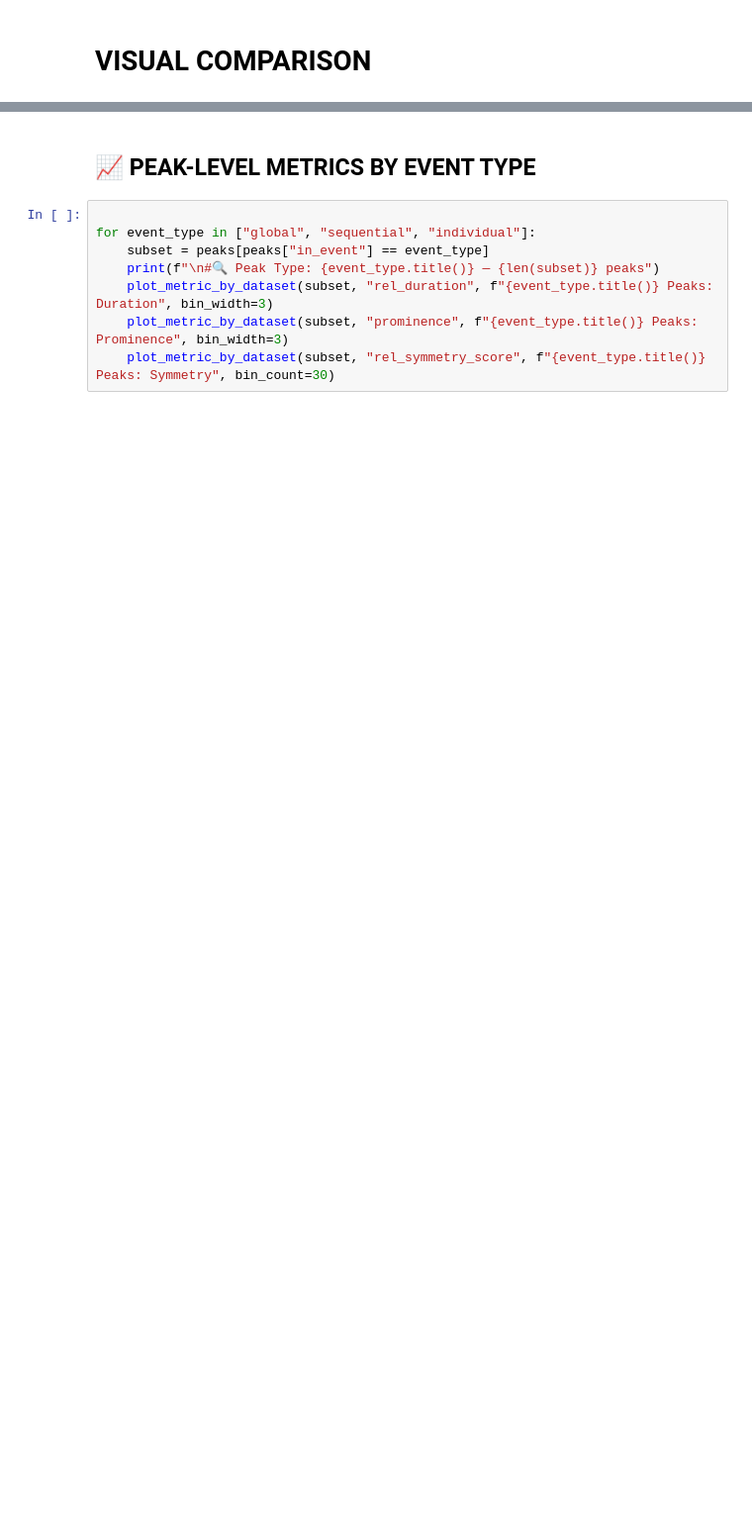
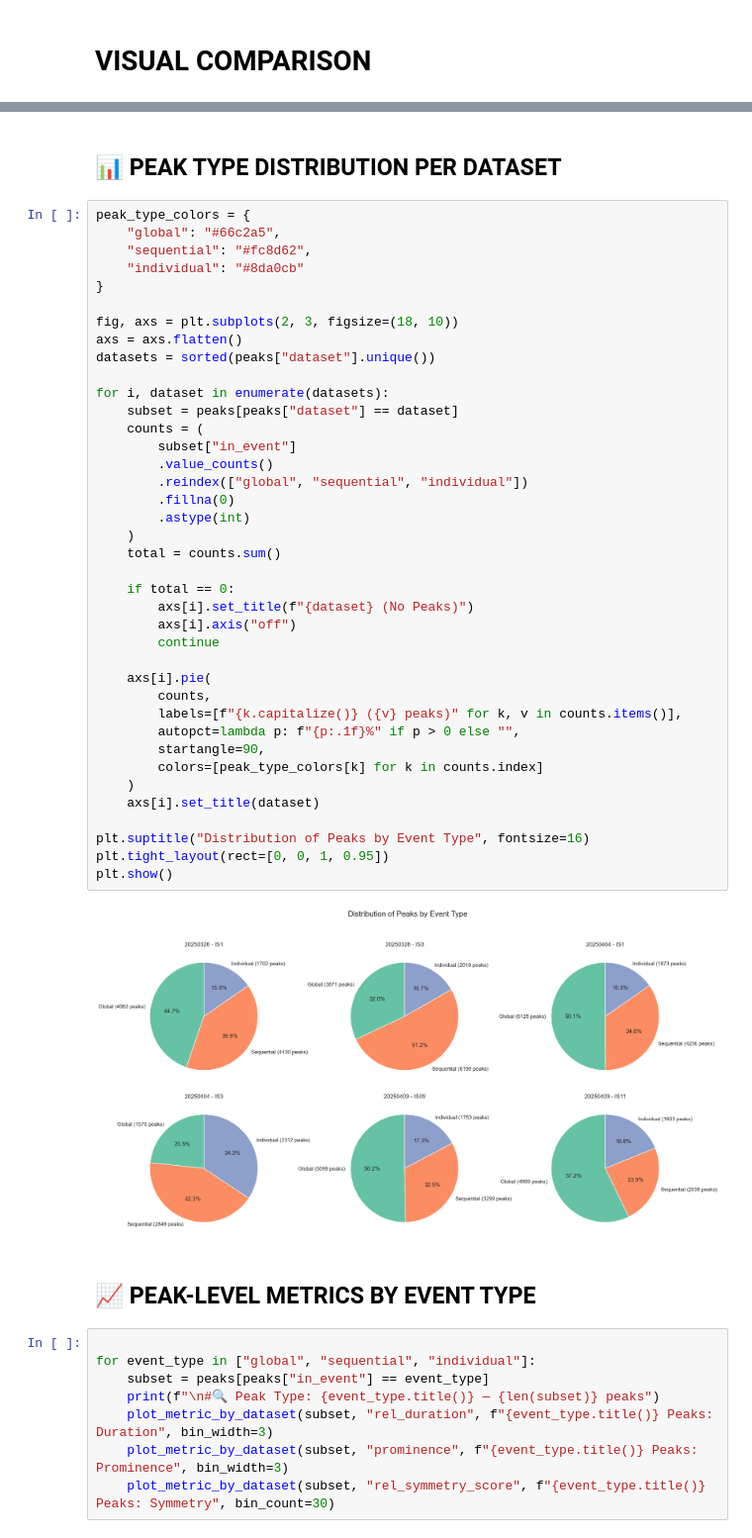
Before and after one commit to hamelmateo/CaSTIA-AF, a Jupyter notebook: notebooks/controls_metrics.ipynb, the cells around one changed output, grey strips where cells are left out. Shown at 99% size. Cells and saved outputs as stored; diff of their text form; blank space fills up the shorter version.

```diff
--- a/notebooks/controls_metrics.ipynb
+++ b/notebooks/controls_metrics.ipynb
@@ -80,3 +131,46 @@ def plot_metric_by_dataset(df, column, title, bin_width=None, bin_count=None):
+# %% [markdown]
+## 📊 PEAK TYPE DISTRIBUTION PER DATASET
+# %%
+peak_type_colors = {
+    "global": "#66c2a5",
+    "sequential": "#fc8d62",
+    "individual": "#8da0cb"
+}
+
+fig, axs = plt.subplots(2, 3, figsize=(18, 10))
+axs = axs.flatten()
+datasets = sorted(peaks["dataset"].unique())
+
+for i, dataset in enumerate(datasets):
+    subset = peaks[peaks["dataset"] == dataset]
+    counts = (
+        subset["in_event"]
+        .value_counts()
+        .reindex(["global", "sequential", "individual"])
+        .fillna(0)
+        .astype(int)
+    )
+    total = counts.sum()
+
+    if total == 0:
+        axs[i].set_title(f"{dataset} (No Peaks)")
+        axs[i].axis("off")
+        continue
+
+    axs[i].pie(
+        counts,
+        labels=[f"{k.capitalize()} ({v} peaks)" for k, v in counts.items()],
+        autopct=lambda p: f"{p:.1f}%" if p > 0 else "",
+        startangle=90,
+        colors=[peak_type_colors[k] for k in counts.index]
+    )
+    axs[i].set_title(dataset)
+
+plt.suptitle("Distribution of Peaks by Event Type", fontsize=16)
+plt.tight_layout(rect=[0, 0, 1, 0.95])
+plt.show()
+# %% [output]
+[figure, added]
 # %% [markdown]
 ## 📈 PEAK-LEVEL METRICS BY EVENT TYPE
 # %%
```
Also changed, not shown: parts of 9 cells of this notebook.
